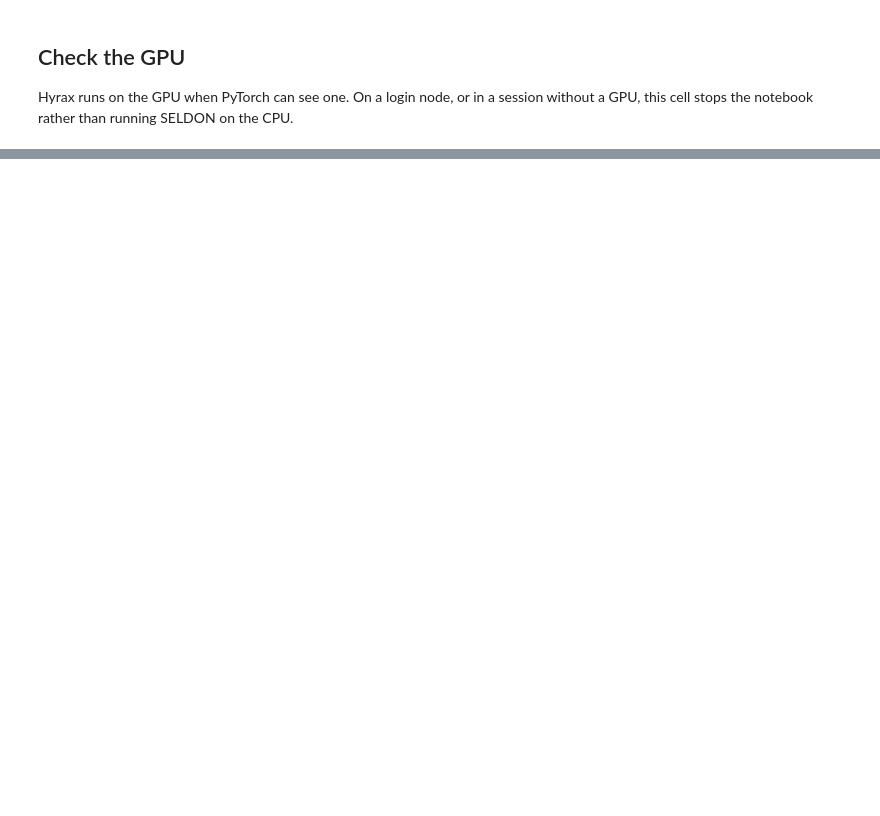
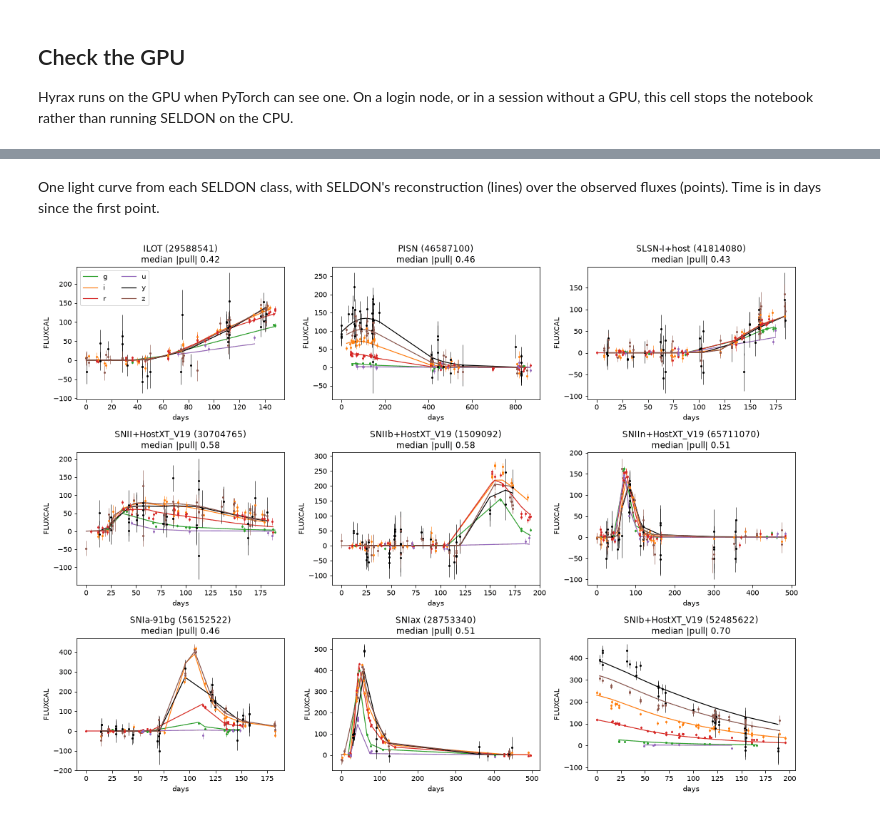
Before and after one commit to lincc-frameworks/hyrax_seldon, a Jupyter notebook: docs/pre_executed/elasticc_on_deltaai.ipynb, the cells around one changed output, grey strips where cells are left out. Saved outputs shown, nothing was run; the diff lists cells and outputs as text; code cells hidden in the pictures; blank space fills up the shorter version.

```diff
--- a/docs/pre_executed/elasticc_on_deltaai.ipynb
+++ b/docs/pre_executed/elasticc_on_deltaai.ipynb
@@ -805,0 +498,12 @@ fig.tight_layout()
+# %%
+check = (
+    frame.sample(frac=1, random_state=SEED)
+    .groupby("ELASTICC_class")
+    .head(CHECK_PER_CLASS)
+    .sort_values("row")
+    .reset_index(drop=True)
+)
+light_curves = pq.read_table(INPUT_PARQUET, filters=[("SNID", "in", check["SNID"].tolist())]).to_pandas()
+check = check.merge(light_curves.drop(columns="ELASTICC_class"), on="SNID", validate="1:1")
+check_outputs = read_outputs(["reconstructed", "error", "pad_mask_full"], rows=check["row"].to_numpy())
+print(f"{len(check):,} objects from {check['ELASTICC_class'].nunique()} classes")
@@ -805,0 +666,52 @@ fig.tight_layout()
+# %% [markdown]
+One light curve from each SELDON class, with SELDON's reconstruction (lines) over the observed
+fluxes (points). Time is in days since the first point.
+# %%
+BAND_COLORS = {
+    "u": "tab:purple",
+    "g": "tab:green",
+    "r": "tab:red",
+    "i": "tab:orange",
+    "z": "tab:brown",
+    "y": "k",
+}
+index_band = {index: name for name, index in model.settings.band_index_map.items()}
+t_max = dataset_config["flux_stats"]["t_max"]
+
+# One light curve of at most max_length points per SELDON class (longer ones are windowed).
+examples = (
+    check[check["SELDON_class"].notna() & (check["n_points"] <= MAX_LENGTH)]
+    .groupby("SELDON_class")
+    .head(1)
+    .index
+)
+fig, axes = plt.subplots(3, 3, figsize=(15, 11), dpi=72)
+for ax, i in zip(axes.flat, examples):
+    m = mask[i]
+    days = (rerun["time_full"][i, m, 0] - rerun["time_full"][i, m, 0].min()) * t_max
+    bands = rerun["band_idx_full"][i, m, 0]
+    for b in np.unique(bands):
+        name = index_band.get(int(b), str(b))
+        color = BAND_COLORS.get(name)
+        sel = bands == b
+        ax.errorbar(
+            days[sel],
+            observed[i, m][sel],
+            observed_error[i, m][sel],
+            fmt=".",
+            ms=4,
+            elinewidth=0.6,
+            color=color,
+        )
+        ax.plot(days[sel], predicted[i, m][sel], "-", lw=1.2, color=color, label=name)
+    row = check.loc[i]
+    ax.set_title(f"{row['ELASTICC_class']} ({row['SNID']})\nmedian |pull| {row['median |pull|']:.2f}")
+    ax.set_xlabel("days")
+    ax.set_ylabel("FLUXCAL")
+for ax in axes.flat[len(examples) :]:
+    ax.set_visible(False)
+axes.flat[0].legend(ncol=2)
+fig.tight_layout()
+show(fig)
+# %% [output]
+[figure, added]
```
Also changed, not shown: parts of 44 cells of this notebook.
